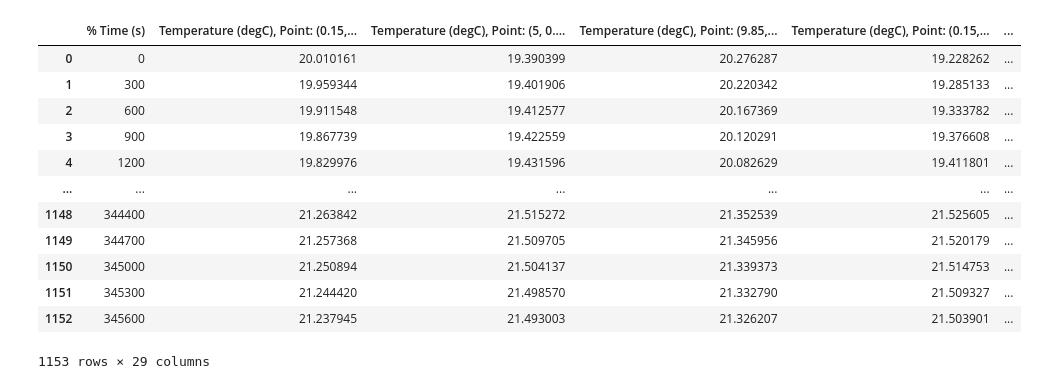
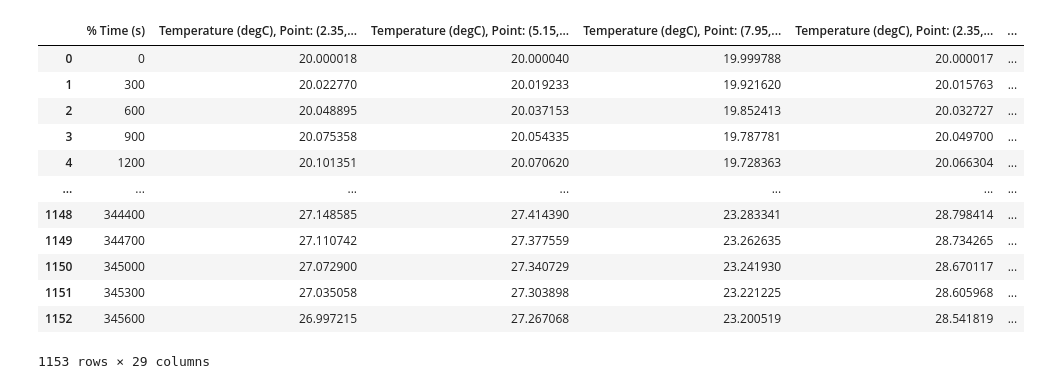
Before and after one commit to mozhayka/microclimate, a Jupyter notebook: src/main.ipynb, the cells around one changed output. Drawn from its saved outputs; the diff is of its cells as text; code cells hidden in the pictures.

```diff
--- a/src/main.ipynb
+++ b/src/main.ipynb
@@ -9,25 +9,29 @@ import matplotlib.pyplot as plt
 from functions.table import *
 from functions.linear_regression import *
 # %%
-ds_with_real_temperature = '../datasets/model_output/real_data/aug2020/04-08_fine_300s_3x3x3.csv'
 ds_with_artifical_temperature = '../datasets/model_output/artifical_data/finer_300s_3x3x3.csv'
 
-input_filename = ds_with_real_temperature
+ds_with_real_temperature_train = '../datasets/model_output/real_data/aug2020/04-08_fine_3x3x3.csv'
+ds_with_real_temperature_test = '../datasets/model_output/real_data/aug2020/09-12_fine_3x3x3.csv'
+
+input_filename_train = ds_with_real_temperature_train
+input_filename_test = ds_with_real_temperature_test
 max_shift = 60
 # %%
-df = pd.read_csv(input_filename, sep=',', skiprows=4)
-df
+df_train = pd.read_csv(input_filename_train, sep=',', skiprows=4)
+df_test = pd.read_csv(input_filename_test, sep=',', skiprows=4)
+df_train
 # %% [output]
-|  | % Time (s) | Temperature (degC), Point: (0.15,... | Temperature (degC), Point: (5, 0.... | Temperature (degC), Point: (9.85,... | Temperature (degC), Point: (0.15,... | ... |
-| 0 | 0 | 20.010161 | 19.390399 | 20.276287 | 19.228262 | ... |
-| 1 | 300 | 19.959344 | 19.401906 | 20.220342 | 19.285133 | ... |
-| 2 | 600 | 19.911548 | 19.412577 | 20.167369 | 19.333782 | ... |
-| 3 | 900 | 19.867739 | 19.422559 | 20.120291 | 19.376608 | ... |
-| 4 | 1200 | 19.829976 | 19.431596 | 20.082629 | 19.411801 | ... |
+|  | % Time (s) | Temperature (degC), Point: (2.35,... | Temperature (degC), Point: (5.15,... | Temperature (degC), Point: (7.95,... | Temperature (degC), Point: (2.35,... | ... |
+| 0 | 0 | 20.000018 | 20.000040 | 19.999788 | 20.000017 | ... |
+| 1 | 300 | 20.022770 | 20.019233 | 19.921620 | 20.015763 | ... |
+| 2 | 600 | 20.048895 | 20.037153 | 19.852413 | 20.032727 | ... |
+| 3 | 900 | 20.075358 | 20.054335 | 19.787781 | 20.049700 | ... |
+| 4 | 1200 | 20.101351 | 20.070620 | 19.728363 | 20.066304 | ... |
 | ... | ... | ... | ... | ... | ... | ... |
-| 1148 | 344400 | 21.263842 | 21.515272 | 21.352539 | 21.525605 | ... |
-| 1149 | 344700 | 21.257368 | 21.509705 | 21.345956 | 21.520179 | ... |
-| 1150 | 345000 | 21.250894 | 21.504137 | 21.339373 | 21.514753 | ... |
-| 1151 | 345300 | 21.244420 | 21.498570 | 21.332790 | 21.509327 | ... |
-| 1152 | 345600 | 21.237945 | 21.493003 | 21.326207 | 21.503901 | ... |
+| 1148 | 344400 | 27.148585 | 27.414390 | 23.283341 | 28.798414 | ... |
+| 1149 | 344700 | 27.110742 | 27.377559 | 23.262635 | 28.734265 | ... |
+| 1150 | 345000 | 27.072900 | 27.340729 | 23.241930 | 28.670117 | ... |
+| 1151 | 345300 | 27.035058 | 27.303898 | 23.221225 | 28.605968 | ... |
+| 1152 | 345600 | 26.997215 | 27.267068 | 23.200519 | 28.541819 | ... |
 1153 rows × 29 columns
```
Also changed, not shown: parts of 8 cells of this notebook, 24 other files.
